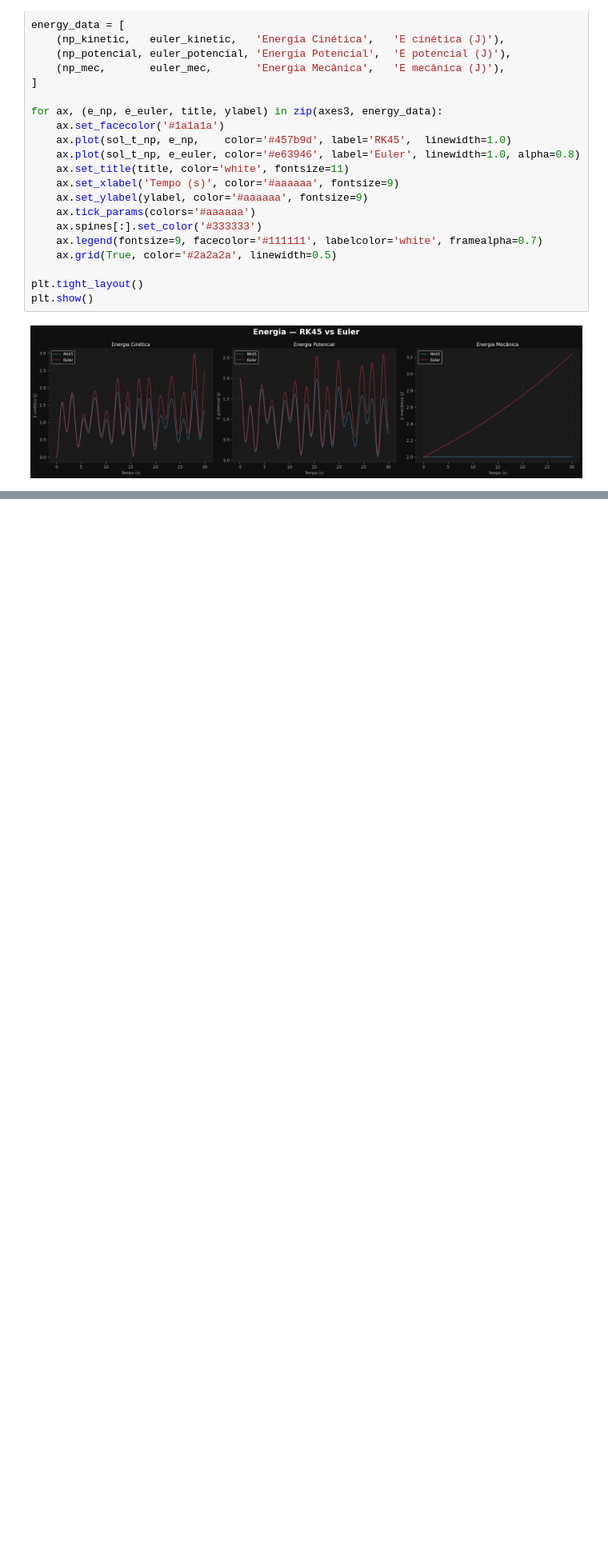
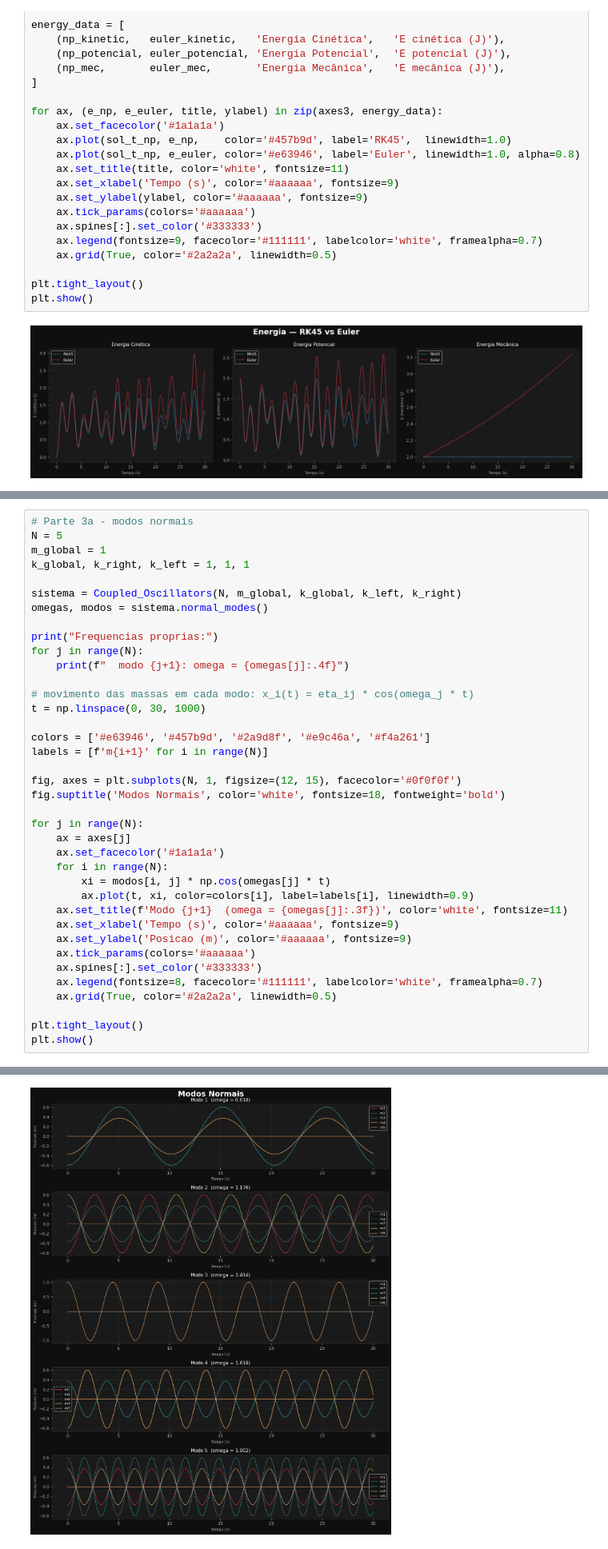
Before and after one commit to RoSerMar/Ising_Model, a Jupyter notebook: Osciladores/esqueleto.ipynb, the cells around one changed output, grey strips where cells are left out. Shown at 80% size. Drawn from its saved outputs; the diff is of its cells as text; blank space fills up the shorter version.

Commit message:
Parte 3: modos normais e sobreposição

```diff
--- a/Osciladores/esqueleto.ipynb
+++ b/Osciladores/esqueleto.ipynb
@@ -419,0 +456,39 @@ plt.show()
+# %%
+# Parte 3a - modos normais
+N = 5
+m_global = 1
+k_global, k_right, k_left = 1, 1, 1
+
+sistema = Coupled_Oscillators(N, m_global, k_global, k_left, k_right)
+omegas, modos = sistema.normal_modes()
+
+print("Frequencias proprias:")
+for j in range(N):
+    print(f"  modo {j+1}: omega = {omegas[j]:.4f}")
+
+# movimento das massas em cada modo: x_i(t) = eta_ij * cos(omega_j * t)
+t = np.linspace(0, 30, 1000)
+
+colors = ['#e63946', '#457b9d', '#2a9d8f', '#e9c46a', '#f4a261']
+labels = [f'm{i+1}' for i in range(N)]
+
+fig, axes = plt.subplots(N, 1, figsize=(12, 15), facecolor='#0f0f0f')
+fig.suptitle('Modos Normais', color='white', fontsize=18, fontweight='bold')
+
+for j in range(N):
+    ax = axes[j]
+    ax.set_facecolor('#1a1a1a')
+    for i in range(N):
+        xi = modos[i, j] * np.cos(omegas[j] * t)
+        ax.plot(t, xi, color=colors[i], label=labels[i], linewidth=0.9)
+    ax.set_title(f'Modo {j+1}  (omega = {omegas[j]:.3f})', color='white', fontsize=11)
+    ax.set_xlabel('Tempo (s)', color='#aaaaaa', fontsize=9)
+    ax.set_ylabel('Posicao (m)', color='#aaaaaa', fontsize=9)
+    ax.tick_params(colors='#aaaaaa')
+    ax.spines[:].set_color('#333333')
+    ax.legend(fontsize=8, facecolor='#111111', labelcolor='white', framealpha=0.7)
+    ax.grid(True, color='#2a2a2a', linewidth=0.5)
+
+plt.tight_layout()
+plt.show()
+# %% [output]
@@ -419,0 +501 @@ plt.show()
+[figure, added]
```
Also changed, not shown: parts of 5 cells of this notebook.
